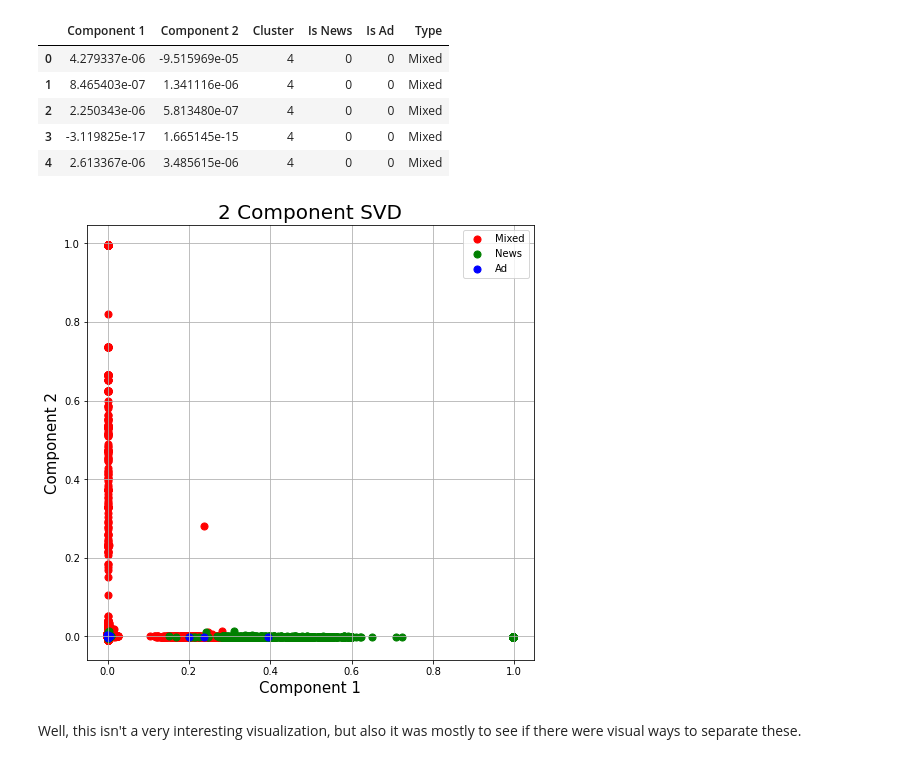
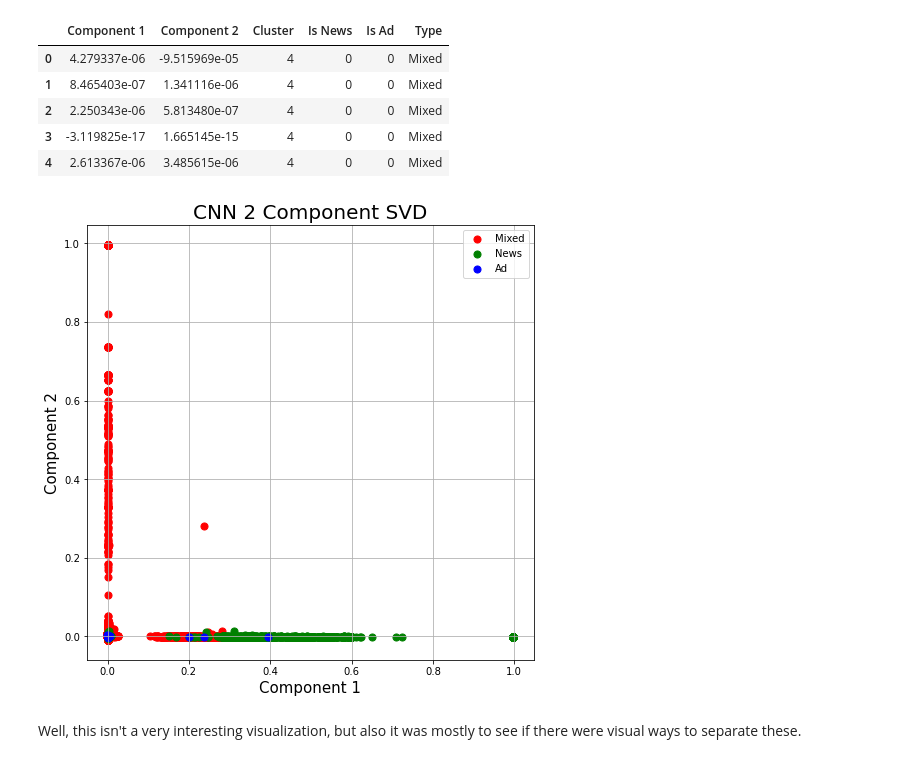
Before and after one commit to LinneaHarts/ad_finder_cc, a Jupyter notebook: notebooks/Clustering CNN Data.ipynb, the cells around one changed output. Saved outputs shown, nothing was run; the diff lists cells and outputs as text; code cells hidden in the pictures.

```diff
--- a/notebooks/Clustering CNN Data.ipynb
+++ b/notebooks/Clustering CNN Data.ipynb
@@ -259,20 +259,20 @@ X_new_df.head()
 # %%
 fig = plt.figure(figsize = (8,8))
 ax = fig.add_subplot(1,1,1)
 ax.set_xlabel('Component 1', fontsize = 15)
 ax.set_ylabel('Component 2', fontsize = 15)
-ax.set_title('2 Component SVD', fontsize = 20)
+ax.set_title('CNN 2 Component SVD', fontsize = 20)
 targets = ['Mixed', 'News', 'Ad']
 colors = ['r', 'g', 'b']
 for target, color in zip(targets,colors):
     indicesToKeep = X_new_df['Type'] == target
     ax.scatter(X_new_df.loc[indicesToKeep, 'Component 1']
                , X_new_df.loc[indicesToKeep, 'Component 2']
                , c = color
                , s = 50)
 ax.legend(targets)
 ax.grid()
 # %% [output]
-[figure, old version]
+[figure, new version]
 # %% [markdown]
 Well, this isn't a very interesting visualization, but also it was mostly to see if there were visual ways to separate these.
```
Also changed, not shown: 23 other files.
